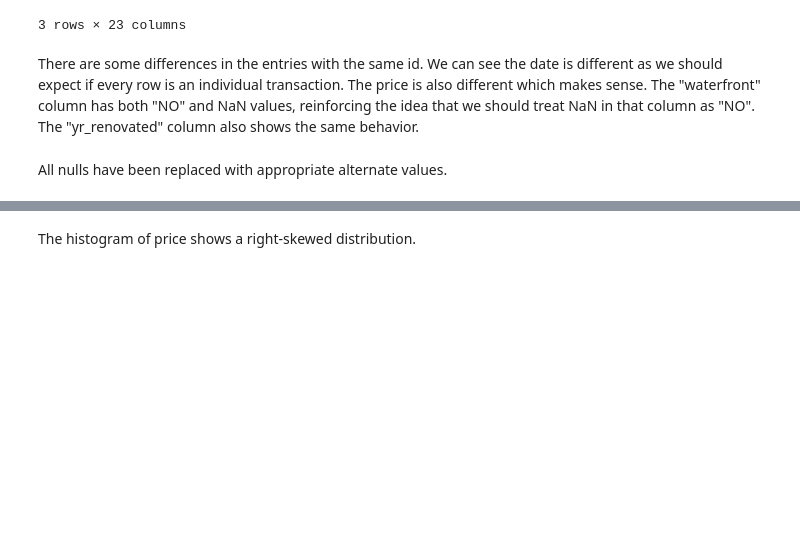
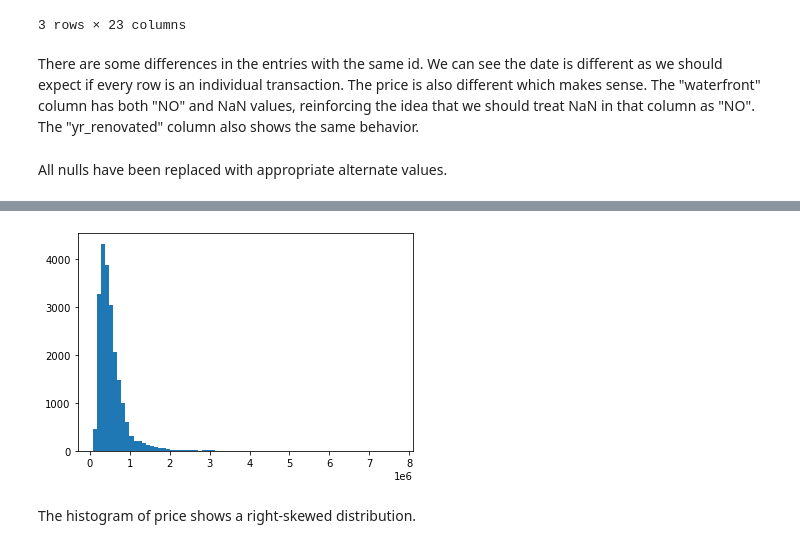
Before and after one commit to ondugba/Housing_Price_Predictor, a Jupyter notebook: Yuhkai.ipynb, the cells around one changed output, grey strips where cells are left out. Saved outputs shown, nothing was run; the diff lists cells and outputs as text; code cells hidden in the pictures; blank space fills up the shorter version.

```diff
--- a/Yuhkai.ipynb
+++ b/Yuhkai.ipynb
@@ -599,5 +588,7 @@ df_cleaned['price'].describe()
 # %%
 fig,ax = plt.subplots()
-ax.hist(df_cleaned['price'], bins = 75);
+ax.hist(df['price'], bins = 75);
+# %% [output]
+[figure, added]
 # %% [markdown]
 The histogram of price shows a right-skewed distribution.
```
Also changed, not shown: parts of 45 cells of this notebook, 1 other file.
